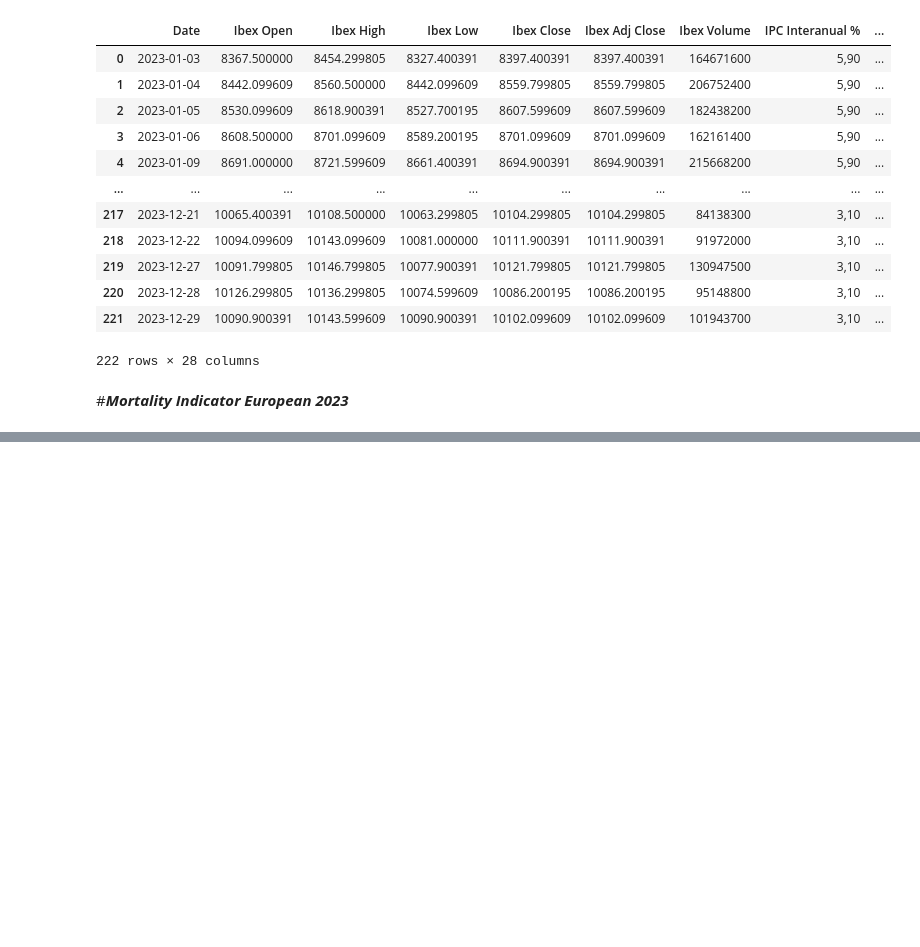
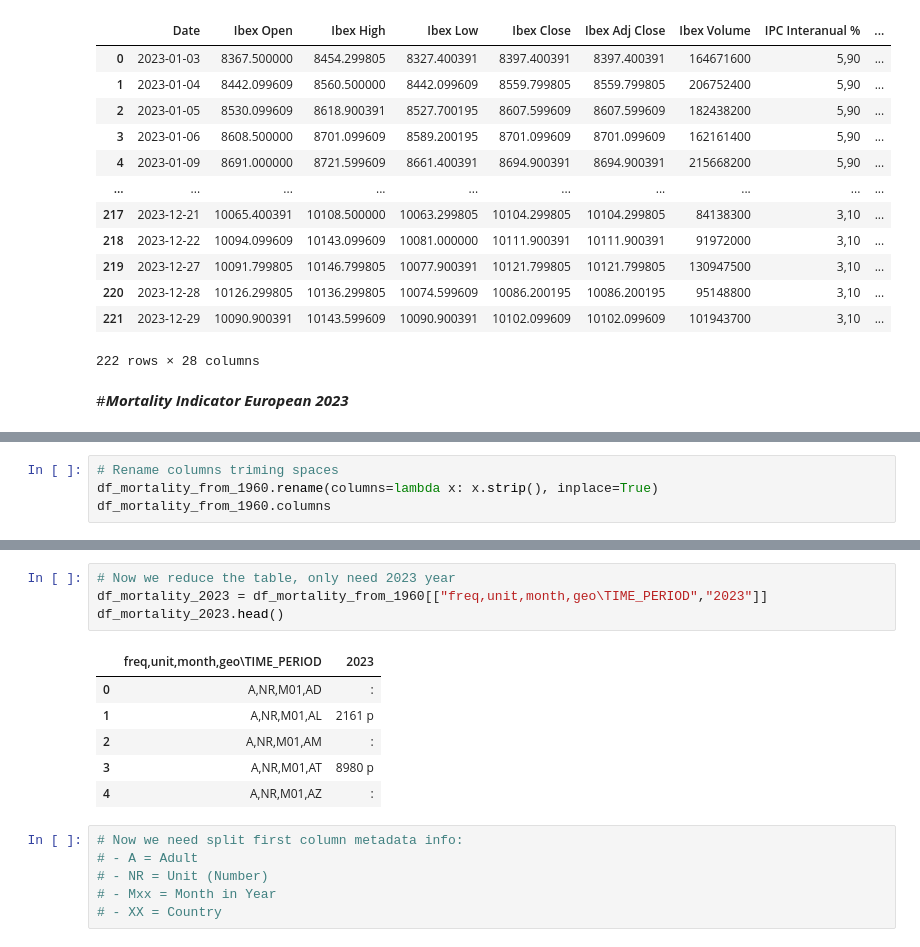
Before and after one commit to Manilab2309/ia-machine-learning, a Jupyter notebook: lab/NB_analyst_broker_operations.ipynb, the cells around one changed output, grey strips where cells are left out. Drawn from its saved outputs; the diff is of its cells as text; blank space fills up the shorter version.

```diff
--- a/lab/NB_analyst_broker_operations.ipynb
+++ b/lab/NB_analyst_broker_operations.ipynb
@@ -499,0 +555,4 @@ df_mortality_2023
+# %%
+# Rename columns triming spaces
+df_mortality_from_1960.rename(columns=lambda x: x.strip(), inplace=True)
+df_mortality_from_1960.columns
@@ -499,0 +569,17 @@ df_mortality_2023
+# %%
+# Now we reduce the table, only need 2023 year
+df_mortality_2023 = df_mortality_from_1960[["freq,unit,month,geo\TIME_PERIOD","2023"]]
+df_mortality_2023.head()
+# %% [output]
+|  | freq,unit,month,geo\TIME_PERIOD | 2023 |
+| 0 | A,NR,M01,AD | : |
+| 1 | A,NR,M01,AL | 2161 p |
+| 2 | A,NR,M01,AM | : |
+| 3 | A,NR,M01,AT | 8980 p |
+| 4 | A,NR,M01,AZ | : |
+# %%
+# Now we need split first column metadata info:
+# - A = Adult
+# - NR = Unit (Number)
+# - Mxx = Month in Year
+# - XX = Country
```
Also changed, not shown: parts of 22 cells of this notebook.
